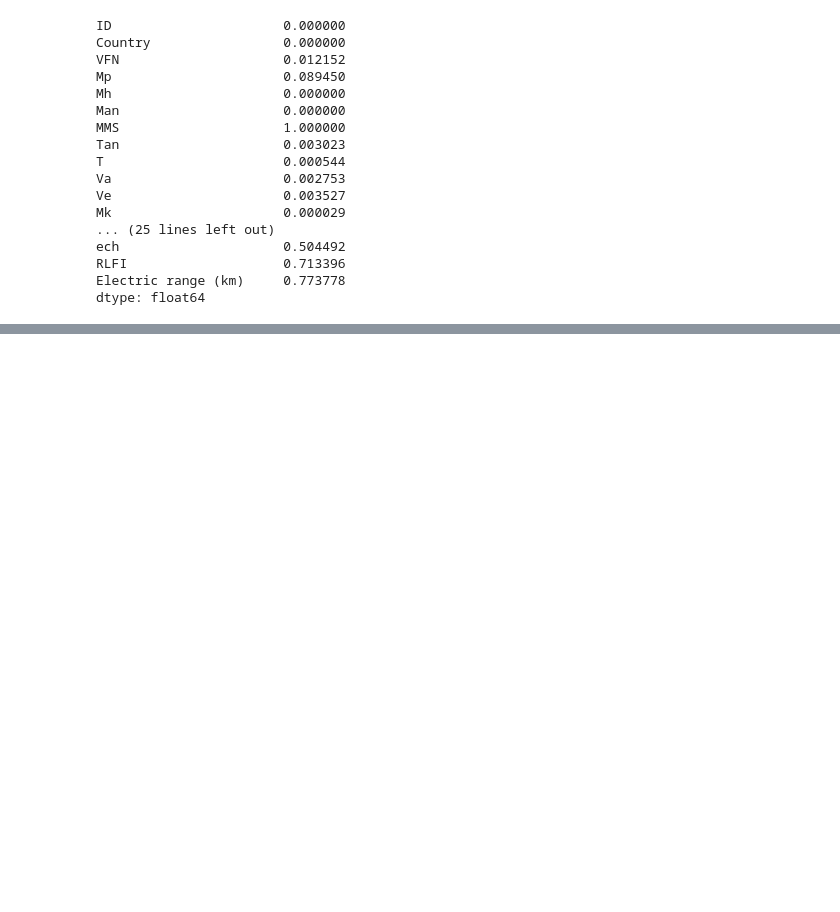
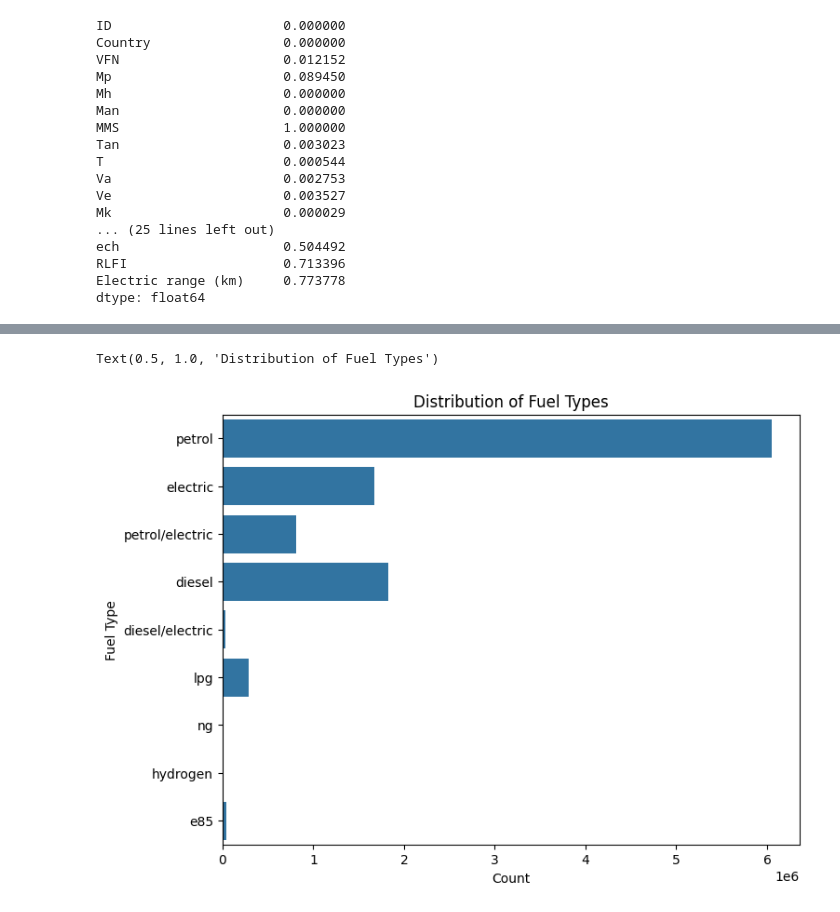
Before and after one commit to leonellb/car-co2-prediction, a Jupyter notebook: notebooks/data_analysis.ipynb, the cells around one changed output, grey strips where cells are left out. Drawn from its saved outputs; the diff is of its cells as text; code cells hidden in the pictures; blank space fills up the shorter version.

```diff
--- a/notebooks/data_analysis.ipynb
+++ b/notebooks/data_analysis.ipynb
@@ -114,8 +119,11 @@ dtype: float64
 del_threshold = 0.7
 cols_to_be_dropped = list()
 
+# don't drop z (Wh/km)
+cols_drop_ignore = ["z (Wh/km)"]
+
 for col, percentage in missing_percentage.items():
-    if percentage > del_threshold:
+    if percentage > del_threshold and col not in cols_drop_ignore:
         cols_to_be_dropped.append(col)
 
 print(missing_percentage[cols_to_be_dropped])
@@ -192,6 +198,7 @@ columns_to_analyse = [
     "IT",
     "Erwltp (g/km)",
     "year",
+    "z (Wh/km)",
     "Fuel consumption ",
 ]
 col_rename_dict = {
@@ -208,6 +215,7 @@ col_rename_dict = {
     "IT": "innovative_technologies",
     "Erwltp (g/km)": "erwltp",
     # "year": "",
+    "z (Wh/km)": "electric_energy_consumption",
     "Fuel consumption ": "fuel_consumption",
 }
 df = df[columns_to_analyse].rename(columns=col_rename_dict)
@@ -274,6 +284,6 @@ print(col_order)
 # %%
-df_sorted = df.loc[:, col_order]
-print(df_sorted.head(2))
+# overwrite df with sorted col_order
+df = df.loc[:, col_order]
 
-# cat_vars = df.select_dtypes(include="object")
-# num_vars = df.select_dtypes(include=['float64', "int64"])
+cat_vars = df.select_dtypes(include="object")
+num_vars = df.select_dtypes(include=["float64", "int64"])
@@ -311,0 +368,13 @@ id
+# %%
+import seaborn as sns
+import matplotlib.pyplot as plt
+
+plt.figure(figsize=(8, 6))
+sns.countplot(y="fuel_type", data=df)
+
+plt.xlabel("Count")
+plt.ylabel("Fuel Type")
+plt.title("Distribution of Fuel Types")
+# %% [output]
+Text(0.5, 1.0, 'Distribution of Fuel Types')
+[figure, added]
```
Also changed, not shown: parts of 35 cells of this notebook, 1 other file.
